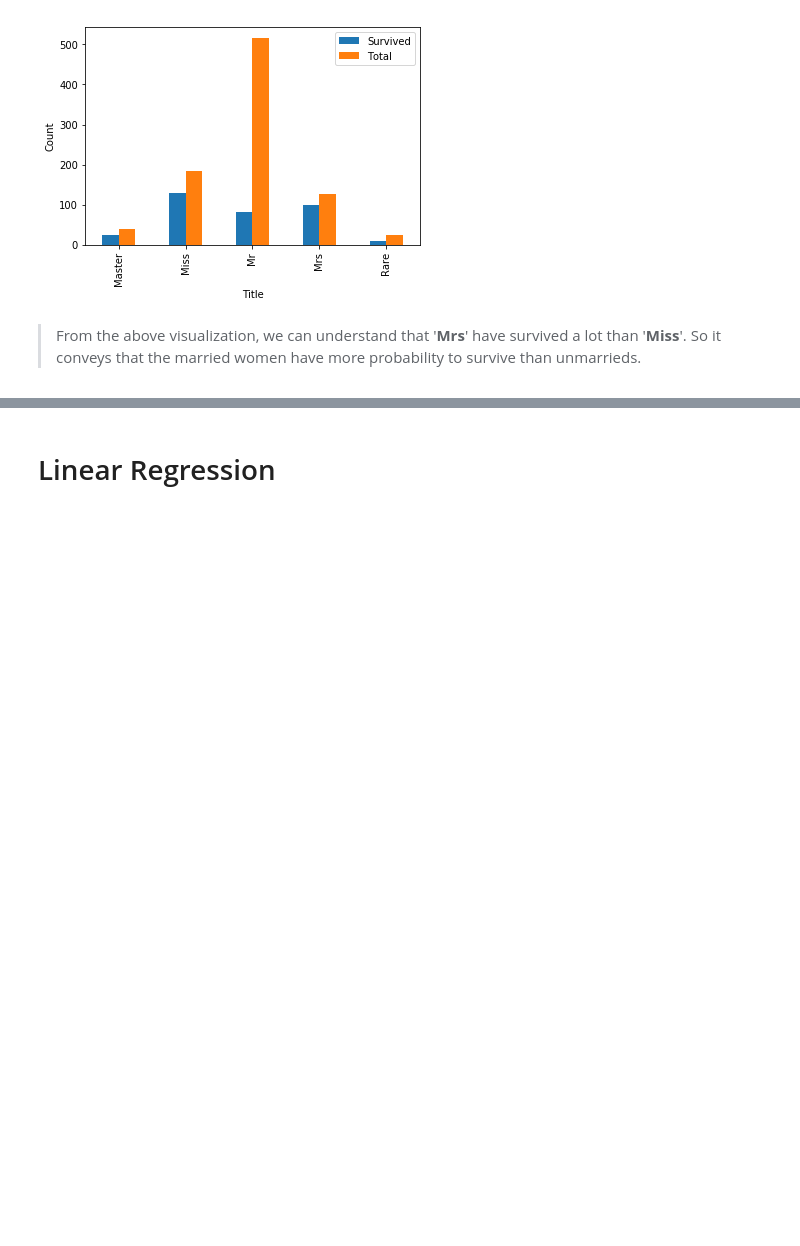
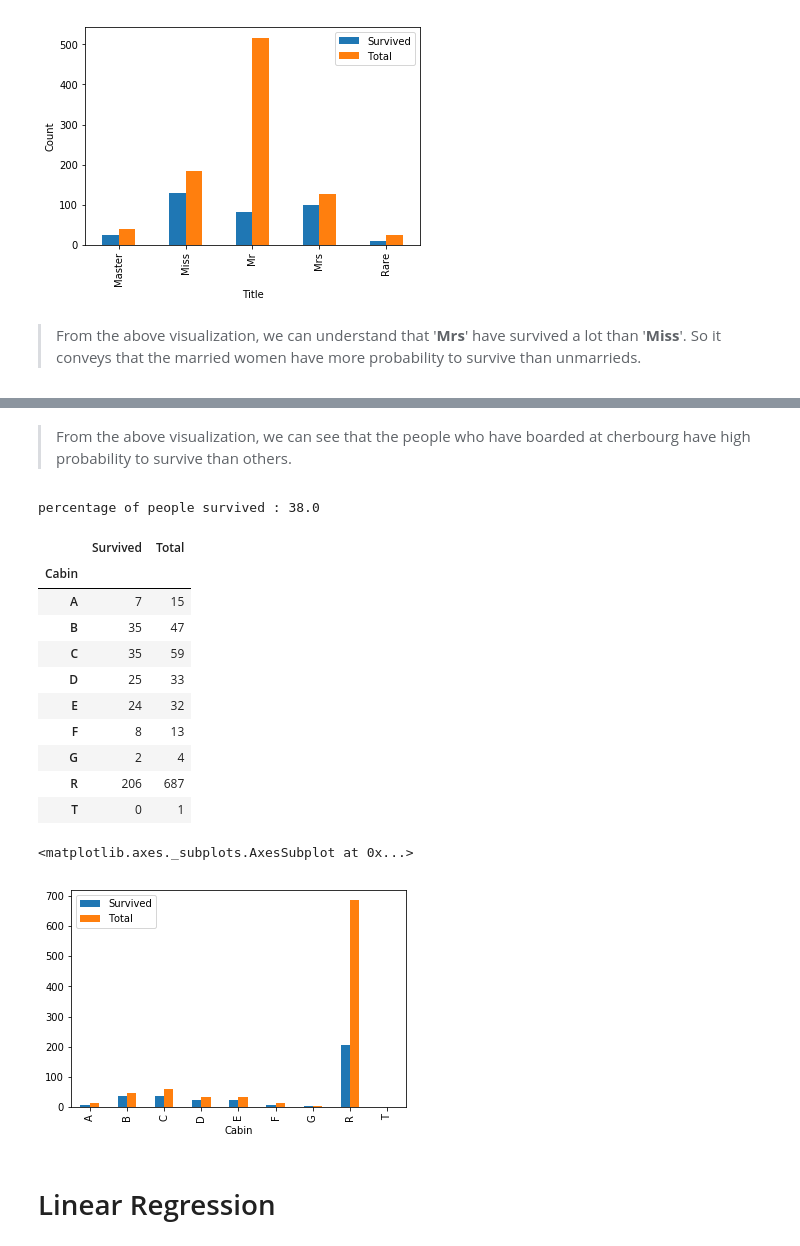
Before and after one commit to sathishkumar118/Titanic-Dataset-Solution, a Jupyter notebook: Titanic EDA NB.ipynb, the cells around one changed output, grey strips where cells are left out. Drawn from its saved outputs; the diff is of its cells as text; code cells hidden in the pictures; blank space fills up the shorter version.

```diff
--- a/Titanic EDA NB.ipynb
+++ b/Titanic EDA NB.ipynb
@@ -265,3 +350,28 @@ percentage of people survived : 38.0
+# %% [markdown]
+> From the above visualization, we can see that the people who have boarded at cherbourg have high probability to survive than others.
+# %%
+# of people survived grouped by sex
+print("percentage of people survived :",round(y_train.sum()/y_train.count(),2)*100)
+groupby_cabin = ctrain.groupby('Cabin').sum().Survived.to_frame()
+groupby_cabin['Total'] = ctrain.groupby('Cabin').count().Survived
+groupby_cabin
+groupby_cabin.plot.bar()
+plt.show()
+# %% [output]
+percentage of people survived : 38.0
+|  | Survived | Total |
+| Cabin |  |  |
+| A | 7 | 15 |
+| B | 35 | 47 |
+| C | 35 | 59 |
+| D | 25 | 33 |
+| E | 24 | 32 |
+| F | 8 | 13 |
+| G | 2 | 4 |
+| R | 206 | 687 |
+| T | 0 | 1 |
+<matplotlib.axes._subplots.AxesSubplot at 0x...>
+[figure, added]
 # %% [markdown]
 # Linear Regression
 # %%
```
Also changed, not shown: parts of 24 cells of this notebook.
